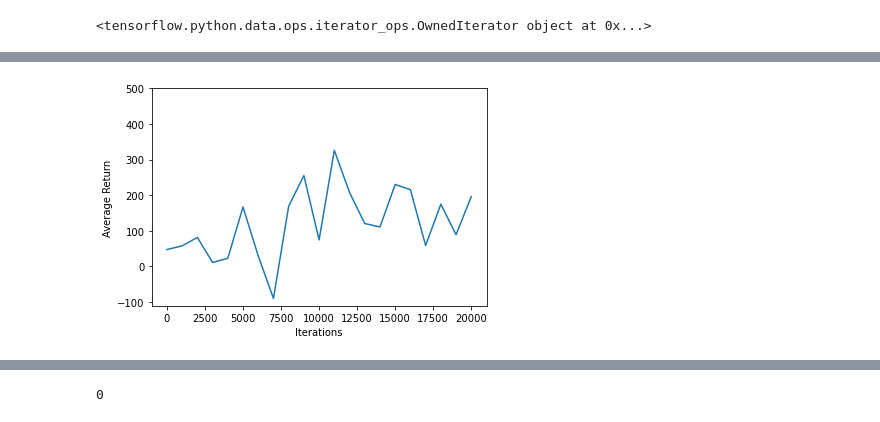
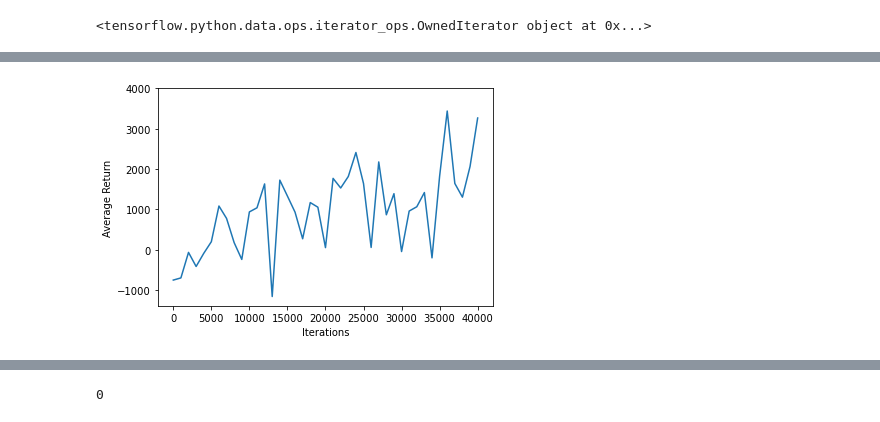
Before and after one commit to alexandersmedley/halite_rl, a Jupyter notebook: 04_adversary.ipynb, the cells around one changed output, grey strips where cells are left out. Drawn from its saved outputs; the diff is of its cells as text; code cells hidden in the pictures.

```diff
--- a/04_adversary.ipynb
+++ b/04_adversary.ipynb
@@ -20,9 +20,9 @@ WARNING:root:Argument blacklist is deprecated. Please use denylist.
 # %% [markdown]
 # Hyperparameters
 # %%
-num_iterations = 20000 # @param {type:"integer"}
+num_iterations = 40000 # @param {type:"integer"}
 
-initial_collect_steps = 5000  # @param {type:"integer"}
+initial_collect_steps = 400  # @param {type:"integer"}
 collect_steps_per_iteration = 10  # @param {type:"integer"}
 replay_buffer_max_length = 100000  # @param {type:"integer"}
 
@@ -36,6 +36,31 @@ eval_interval = 1000  # @param {type:"integer"}
 epsilon_greedy = 0.1 # @param {type:"float"}
 # %% [markdown]
 # Environment
+# %%
+def opponent_agent(obs, config, policy):
+    board = Board(obs, config)
+    me = board.opponents[0]
+
+#     policy = tf.saved_model.load('my_policy')
+
+    policy_obs = train_py_env.get_observation_v2(board, position=me.ships[0].position, player_id=me.id)
+
+    if obs.step == 0:
+        time_step = ts.restart(policy_obs)
+    elif obs.step >= config.episodeSteps-1:
+        time_step = ts.termination(policy_obs, reward=0)
+    else:
+        time_step = ts.transition(policy_obs, reward=0)
+
+    time_step = time_step_ok(time_step)
+
+    action_int = int(policy.action(time_step).action)
+    action = train_py_env._action_def[action_int]
+
+#     for ship in me.ships:
+#         ship.next_action = action
+
+    return action
 # %%
 class HaliteWrapper(py_environment.PyEnvironment):
     def __init__(self):
@@ -404,17 +455,17 @@ step = 20000: Average Return = 196.3000030517578
 # %%
 #@test {"skip": true}
 
 import matplotlib.pyplot as plt
 
 iterations = range(0, num_iterations + 1, eval_interval)
 plt.plot(iterations, returns)
 plt.ylabel('Average Return')
 plt.xlabel('Iterations')
-plt.ylim(top=500)
+plt.ylim(top=4000)
 
-plt.savefig('return_per_iteration.png', bbox_inches = 'tight')
+plt.savefig('return_per_iteration.png', bbox_inches='tight')
 # %% [output]
-[figure, old version]
+[figure, new version]
 # %%
 # Pour visualiser le comportement de l'agent par print de boards successifs
 # time_step = eval_env.reset()
```
Also changed, not shown: parts of 12 cells of this notebook.
